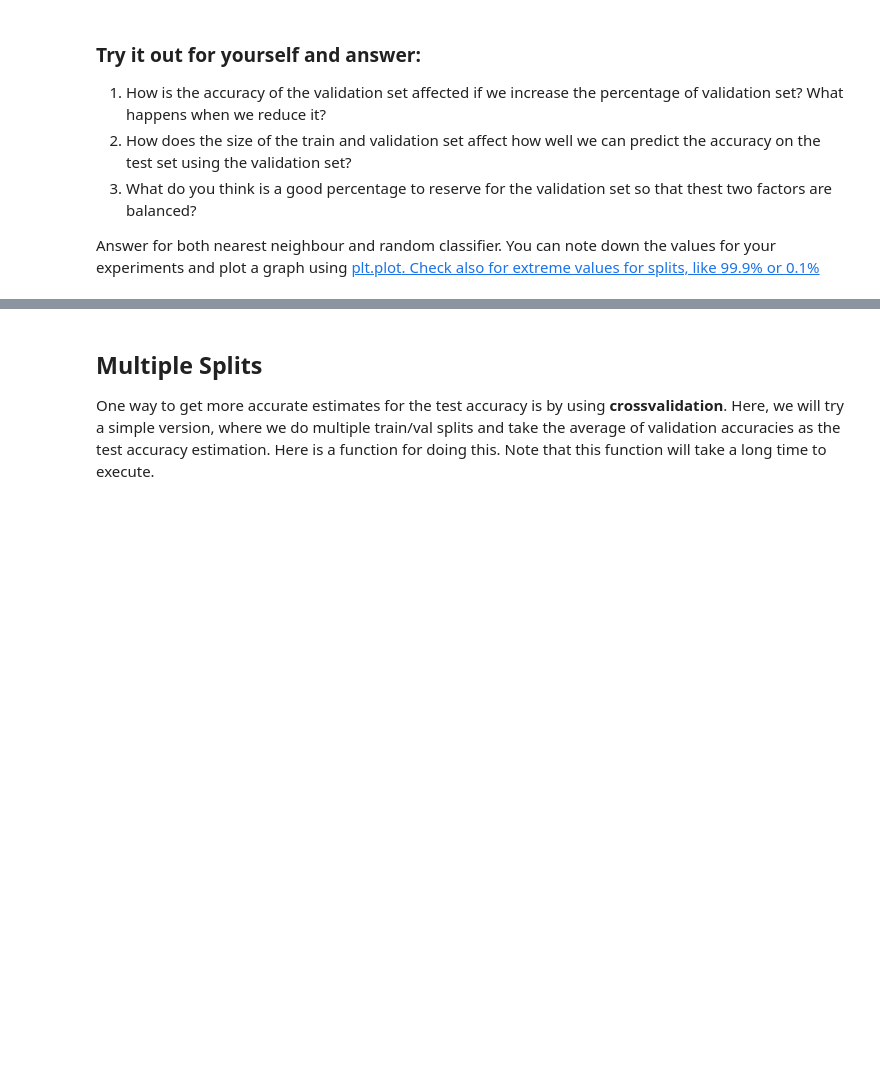
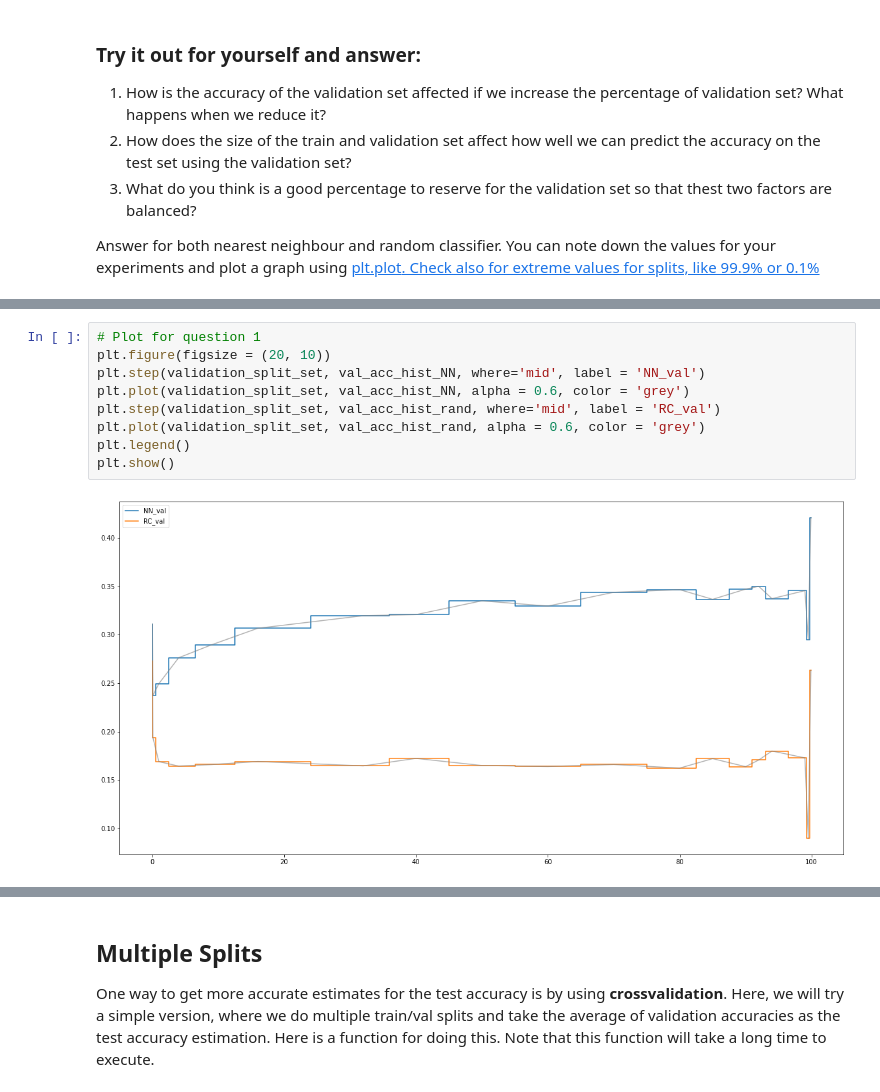
Before and after one commit to 5ury4pr454th/fmml-labs, a Jupyter notebook: Lab2_MLPractice.ipynb, the cells around one changed output, grey strips where cells are left out. Cells and saved outputs as stored; diff of their text form; blank space fills up the shorter version.

```diff
--- a/Lab2_MLPractice.ipynb
+++ b/Lab2_MLPractice.ipynb
@@ -202,0 +208,11 @@ Process completed for val_split =  99.99
+# %%
+# Plot for question 1
+plt.figure(figsize = (20, 10))
+plt.step(validation_split_set, val_acc_hist_NN, where='mid', label = 'NN_val')
+plt.plot(validation_split_set, val_acc_hist_NN, alpha = 0.6, color = 'grey')
+plt.step(validation_split_set, val_acc_hist_rand, where='mid', label = 'RC_val')
+plt.plot(validation_split_set, val_acc_hist_rand, alpha = 0.6, color = 'grey')
+plt.legend()
+plt.show()
+# %% [output]
+[figure, added]
```
Also changed, not shown: parts of 16 cells of this notebook.
